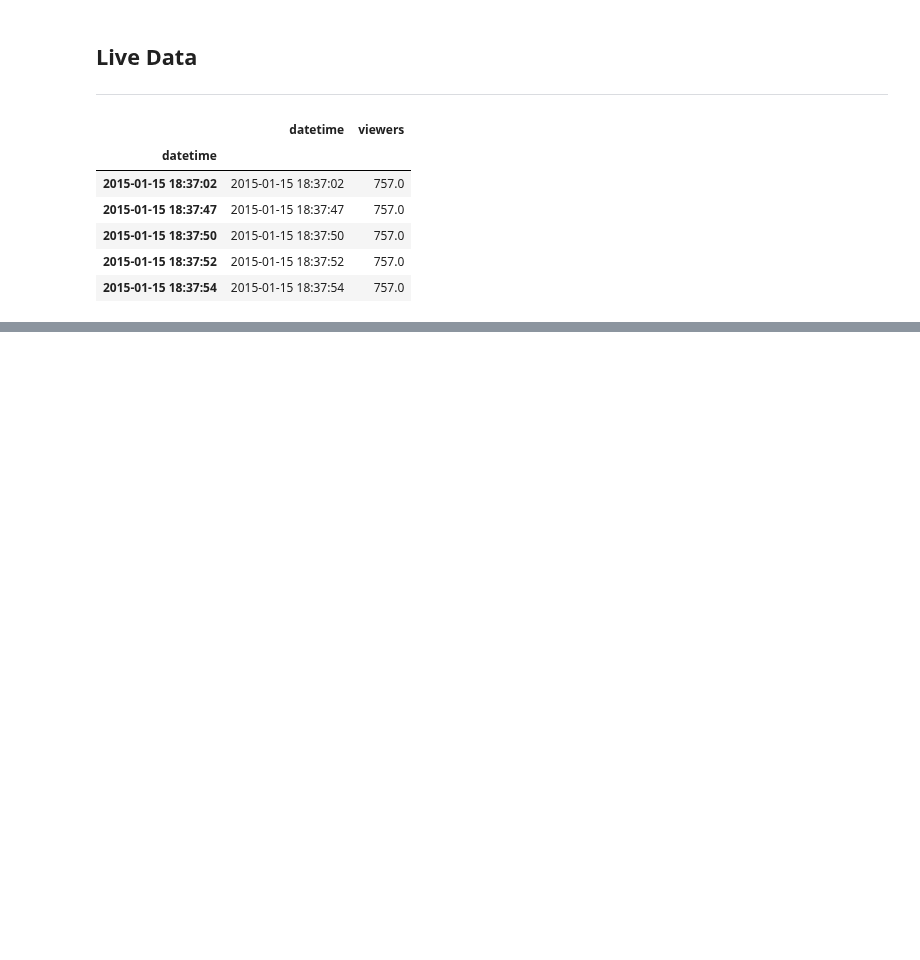
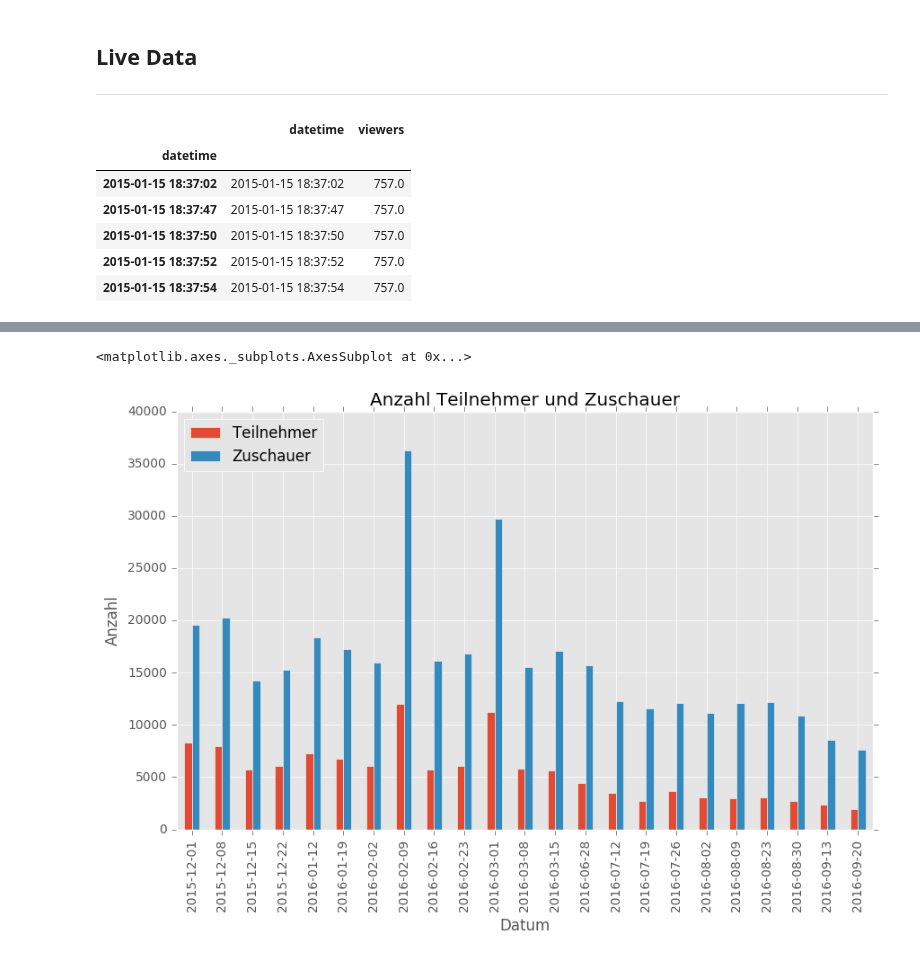
Before and after one commit to rbtvstats/rbtvstats, a Jupyter notebook: notebooks/chat_duell.ipynb, the cells around one changed output, grey strips where cells are left out. Drawn from its saved outputs; the diff is of its cells as text; code cells hidden in the pictures; blank space fills up the shorter version.

```diff
--- a/notebooks/chat_duell.ipynb
+++ b/notebooks/chat_duell.ipynb
@@ -241 +224,14 @@ meanViewers
+# %%
+plot = joinedData[['participants', 'viewers']].plot(kind='bar', figsize=(10, 6), legend=False, title='Anzahl Teilnehmer und Zuschauer')
+plot.set_xlabel('Datum')
+plot.set_ylabel('Anzahl')
+
+legend = plot.legend(loc=2)
+legend.get_texts()[0].set_text('Teilnehmer')
+legend.get_texts()[1].set_text('Zuschauer')
+
+plot
+# %% [output]
+<matplotlib.axes._subplots.AxesSubplot at 0x...>
+[figure, added]
 # %%
```
Also changed, not shown: parts of 10 cells of this notebook, 2 other files.
